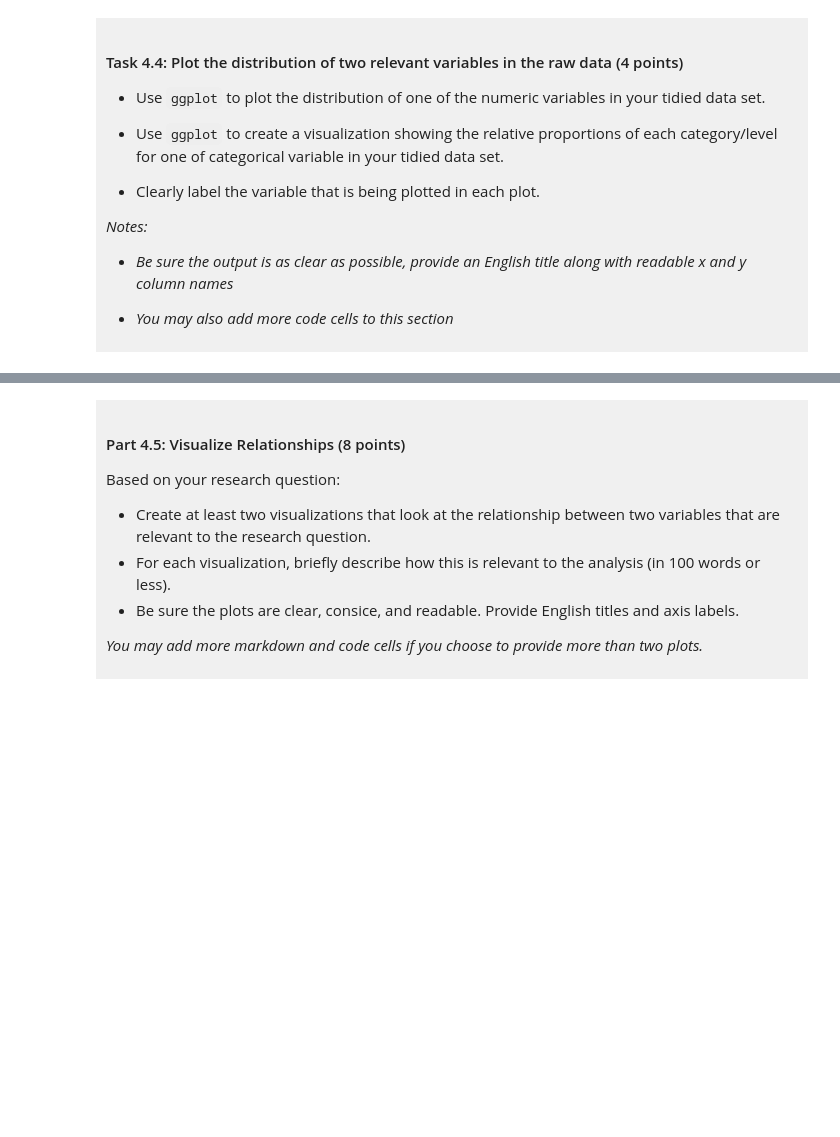
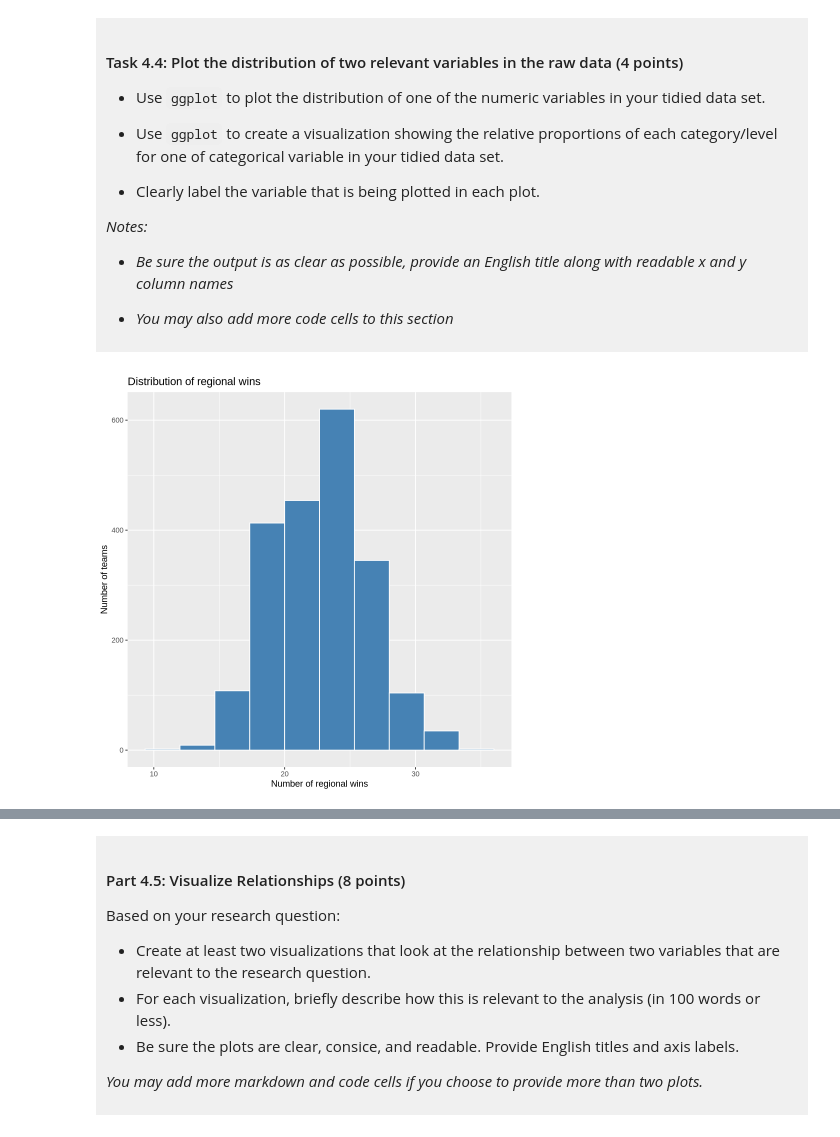
Before and after one commit to ascott555/dsci-100-project-avery-scott, a Jupyter notebook: dsci-100-project-notebook.ipynb, the cells around one changed output, grey strips where cells are left out. Saved outputs shown, nothing was run; the diff lists cells and outputs as text; code cells hidden in the pictures; blank space fills up the shorter version.

Commit message:
scatterplots of relationships, planning data analysis

```diff
--- a/dsci-100-project-notebook.ipynb
+++ b/dsci-100-project-notebook.ipynb
@@ -293,5 +336,18 @@ You will refine your research question (if needed) and produce a tidy data set.
 
 </div>
 # %%
-### EDIT THIS CODE CELL FOR PLOT 1 ###
+ggplot(tidy_data, aes(x = reg_wins)) +
+    geom_histogram(
+        fill = 'steelblue',
+        color = 'white',
+        bins = 10
+        ) +
+labs(title = 'Distribution of regional wins',
+     x = 'Number of regional wins',
+     y = 'Number of teams'
+     ) +
+theme(element_text(size = 20))
+# plot shows distribution of numerical value (wins in a region)
+# %% [output]
+[figure, added]
 # %%
```
Also changed, not shown: parts of 10 cells of this notebook.
